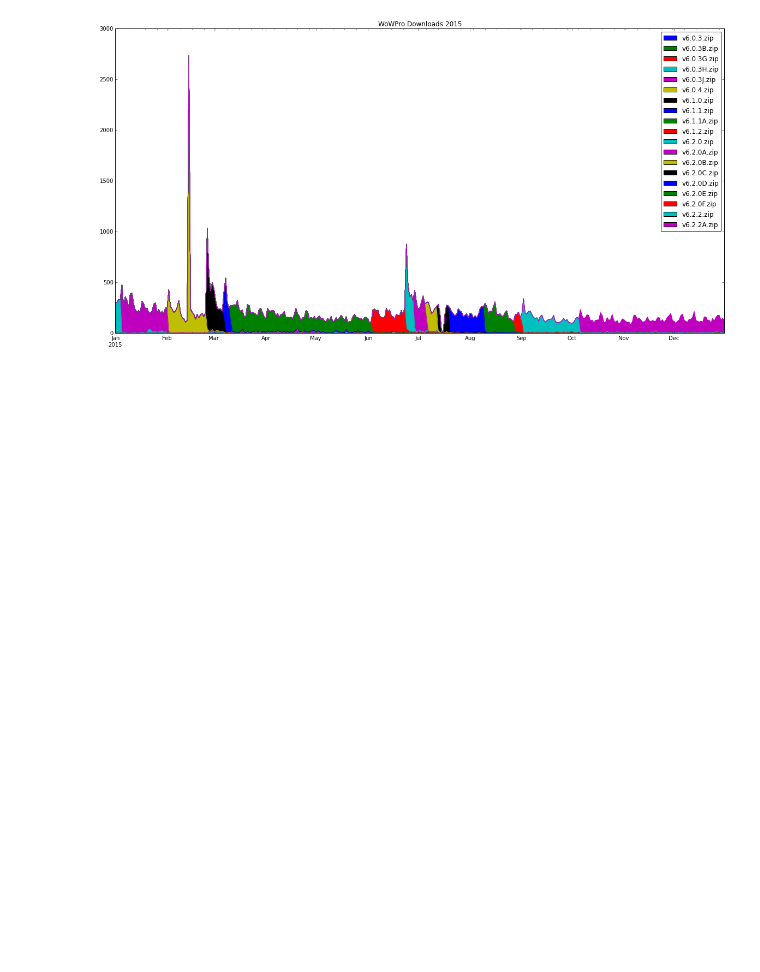
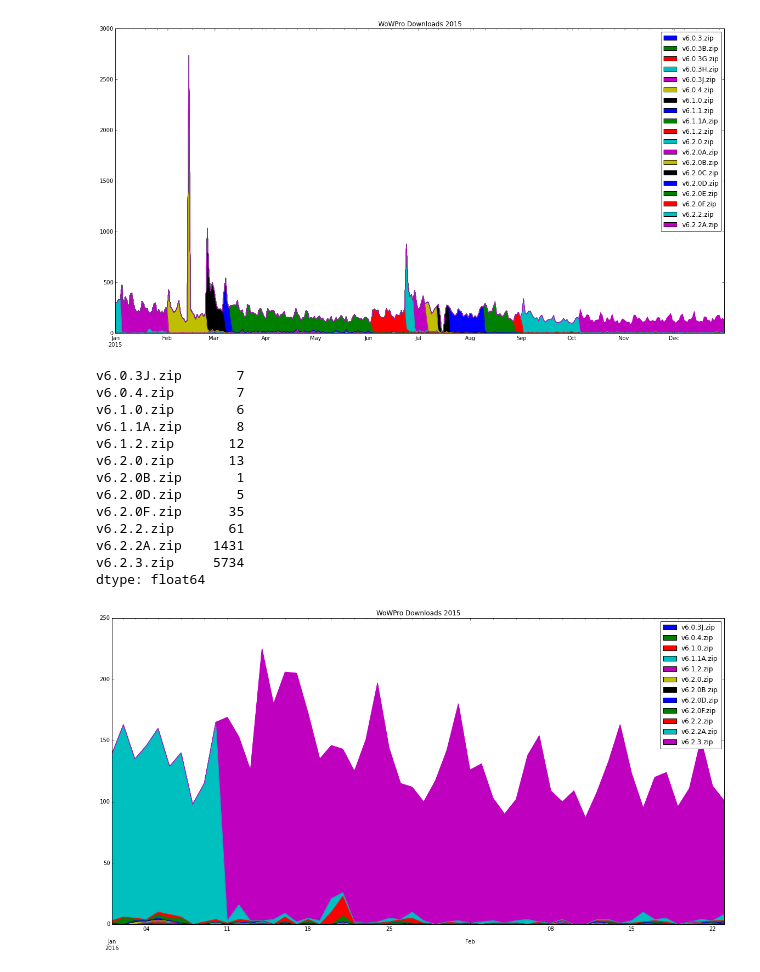
Before and after one commit to Ludovicus-Maior/WoW-Pro-Guides, a Jupyter notebook: WoWPro_Utilities/WoWPro Stats.ipynb, the cells around one changed output. Drawn from its saved outputs; the diff is of its cells as text; code cells hidden in the pictures; blank space fills up the shorter version.

Commit message:
Update download stats.

```diff
--- a/WoWPro_Utilities/WoWPro Stats.ipynb
+++ b/WoWPro_Utilities/WoWPro Stats.ipynb
@@ -67,6 +67,27 @@ v6.2.2.zip      5056
 v6.2.2A.zip    11300
 dtype: float64
 [figure]
+# %%
+x = data["2016"].dropna(axis=1, how='all')
+x = x.iloc[: , 9:]
+ax=x.plot(kind='area', title="WoWPro Downloads 2015")
+#ax.set_ylim(0,1000)
+x.sum(axis=0)
+# %% [output]
+v6.0.3J.zip       7
+v6.0.4.zip        7
+v6.1.0.zip        6
+v6.1.1A.zip       8
+v6.1.2.zip       12
+v6.2.0.zip       13
+v6.2.0B.zip       1
+v6.2.0D.zip       5
+v6.2.0F.zip      35
+v6.2.2.zip       61
+v6.2.2A.zip    1431
+v6.2.3.zip     5734
+dtype: float64
+[figure, added]
 # %%
 x.resample('D', how='mean')
 # %% [output]
```
Also changed, not shown: parts of 3 cells of this notebook, 1 other file.
